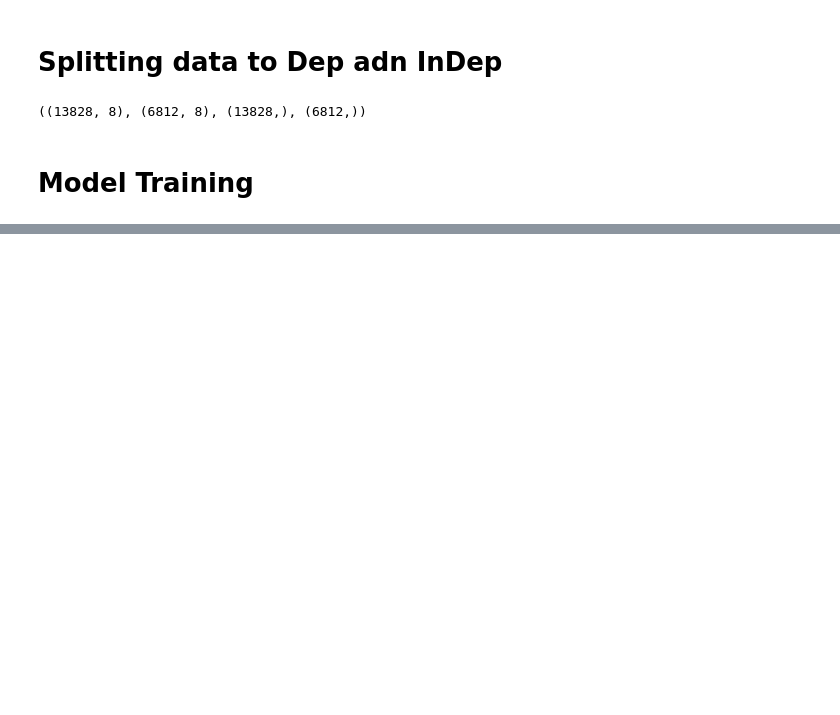
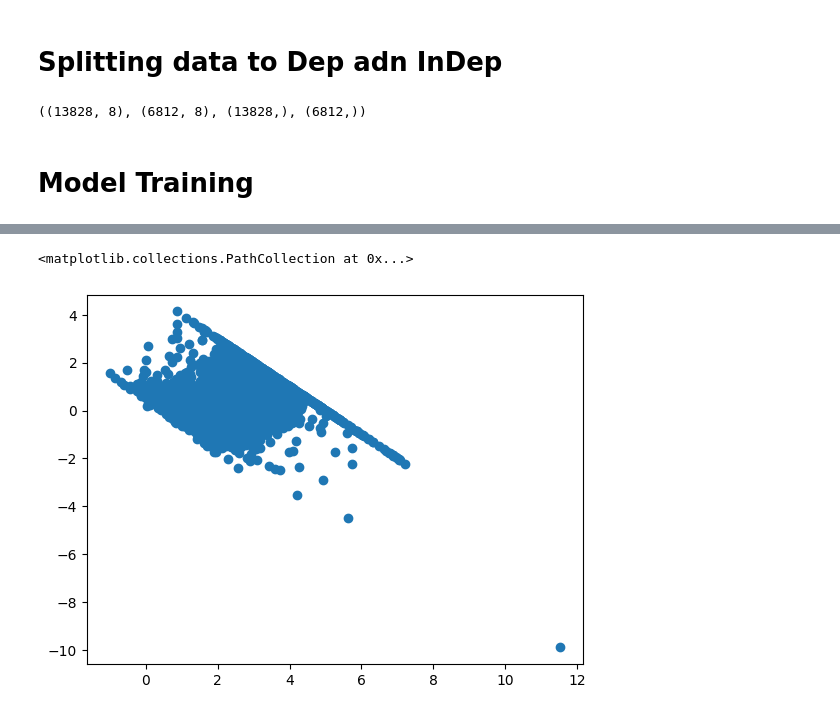
Before and after one commit to Shimul-Zahan/ML-Bootcamp, a Jupyter notebook: Steps By Step Project Implementation With LifeCycle OF ML Project/MLR.ipynb, the cells around one changed output, grey strips where cells are left out. Drawn from its saved outputs; the diff is of its cells as text; code cells hidden in the pictures; blank space fills up the shorter version.

```diff
--- a/Steps By Step Project Implementation With LifeCycle OF ML Project/MLR.ipynb
+++ b/Steps By Step Project Implementation With LifeCycle OF ML Project/MLR.ipynb
@@ -87,0 +171,5 @@ X_train.shape, X_test.shape, y_train.shape, y_test.shape
+# %%
+plt.scatter(y_pred, residuals)
+# %% [output]
+<matplotlib.collections.PathCollection at 0x...>
+[figure, added]
```
Also changed, not shown: parts of 14 cells of this notebook, 1 other file.
